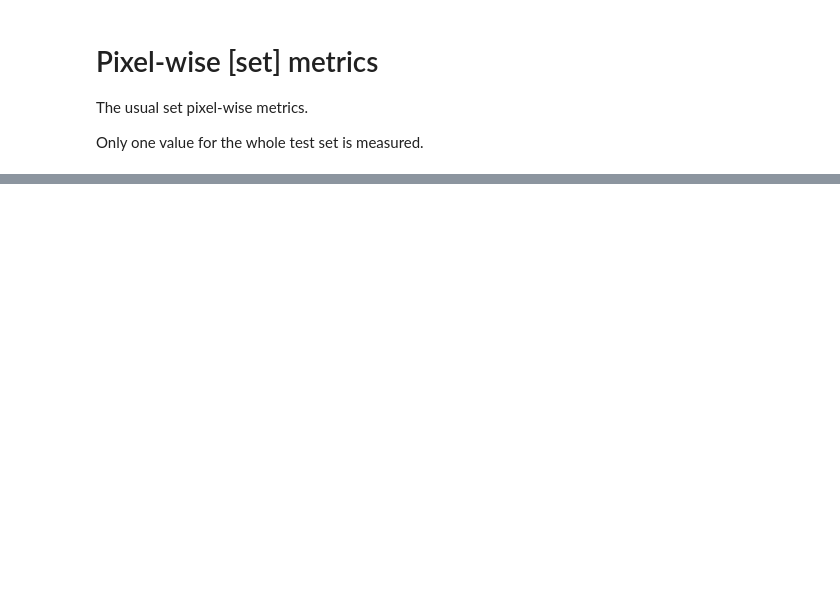
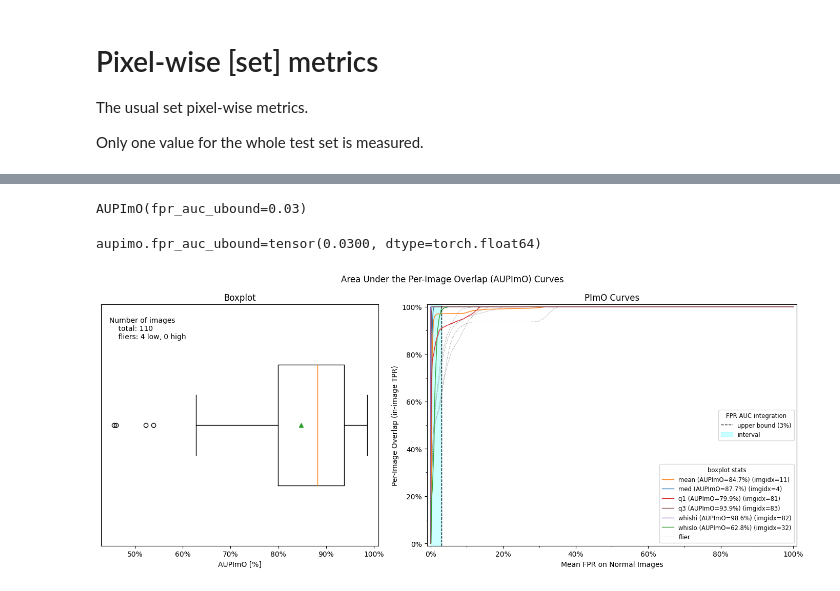
Before and after one commit to jpcbertoldo/anomalib, a Jupyter notebook: notebooks/500_use_cases/502_perimg_metrics.ipynb, the cells around one changed output, grey strips where cells are left out. Saved outputs shown, nothing was run; the diff lists cells and outputs as text; code cells hidden in the pictures; blank space fills up the shorter version.

```diff
--- a/notebooks/500_use_cases/502_perimg_metrics.ipynb
+++ b/notebooks/500_use_cases/502_perimg_metrics.ipynb
@@ -291,0 +362,16 @@ aupimo.plot(logfpr=True)
+# %%
+from anomalib.utils.metrics.perimg import AUPImO
+
+aupimo = AUPImO(num_thresholds=1000, fpr_auc_ubound=0.03)
+aupimo.cpu()
+aupimo.update(anomaly_maps, masks)
+_ = aupimo.compute()
+
+print(f"{aupimo.fpr_auc_ubound=}")
+# %% [output]
+AUPImO(fpr_auc_ubound=0.03)
+aupimo.fpr_auc_ubound=tensor(0.0300, dtype=torch.float64)
+# %%
+fig, ax = aupimo.plot()
+# %% [output]
+[figure, added]
```
Also changed, not shown: parts of 43 cells of this notebook, 1 other file.
